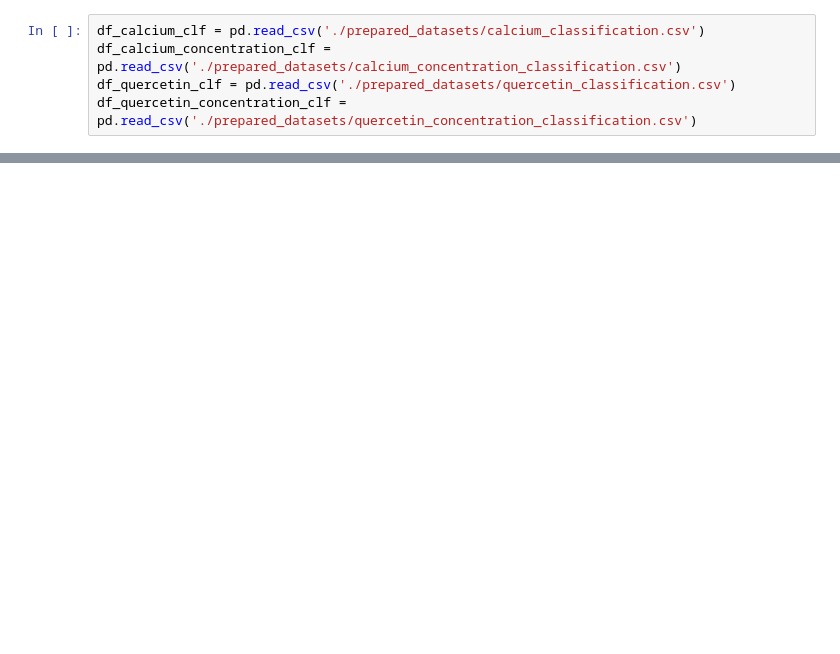
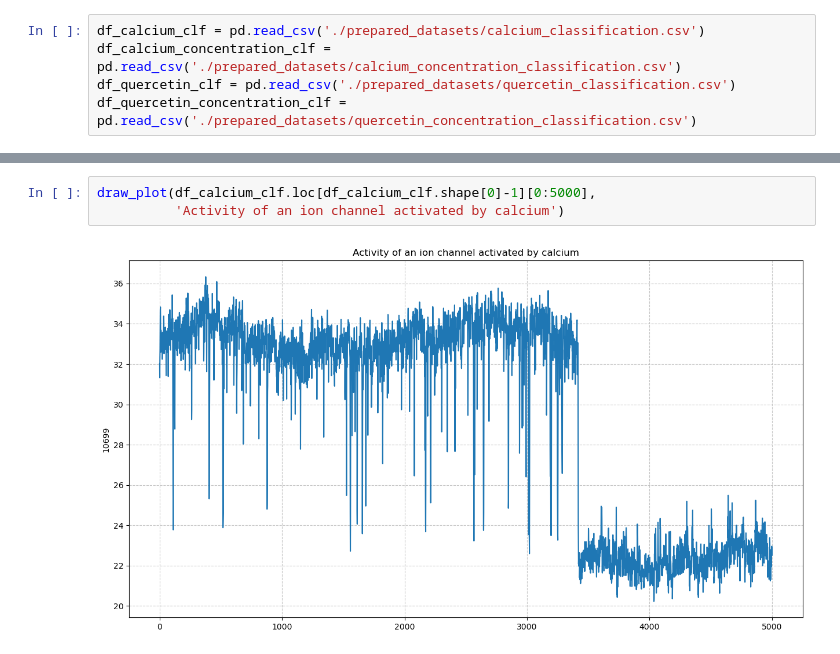
Before and after one commit to aleksanderbies/BK_channels_Quercetin_Calcium_Cellular_BD_Classification, a Jupyter notebook: dashboard.ipynb, the cells around one changed output, grey strips where cells are left out. Drawn from its saved outputs; the diff is of its cells as text; blank space fills up the shorter version.

```diff
--- a/dashboard.ipynb
+++ b/dashboard.ipynb
@@ -22,0 +38,5 @@ draw_plot(df_calcium_clf.loc[df_calcium][0:5000], 'Non - Ca - Channel', 'Activit
+# %%
+draw_plot(df_calcium_clf.loc[df_calcium_clf.shape[0]-1][0:5000],
+          'Activity of an ion channel activated by calcium')
+# %% [output]
+[figure, added]
```
Also changed, not shown: parts of 4 cells of this notebook, 5 other files.
